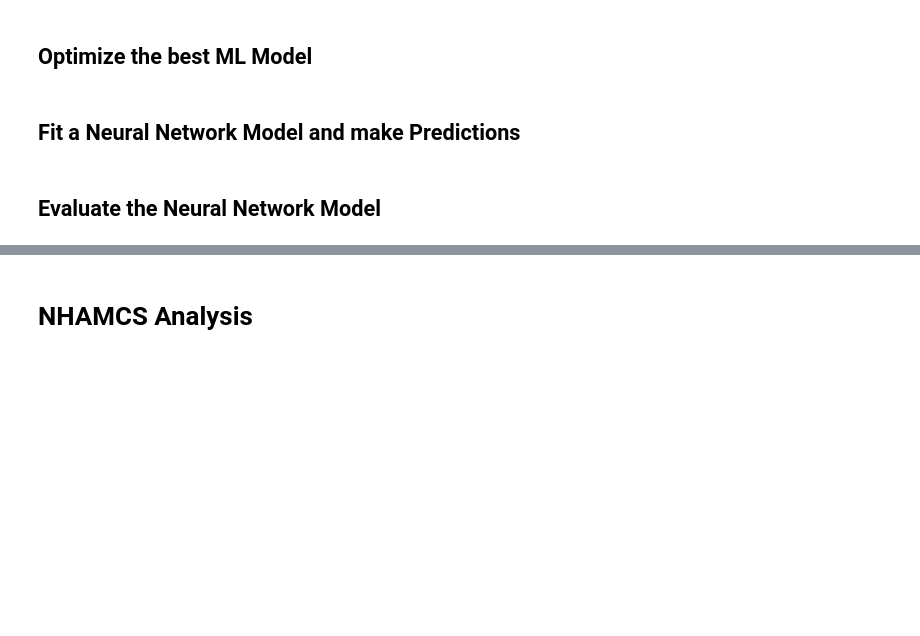
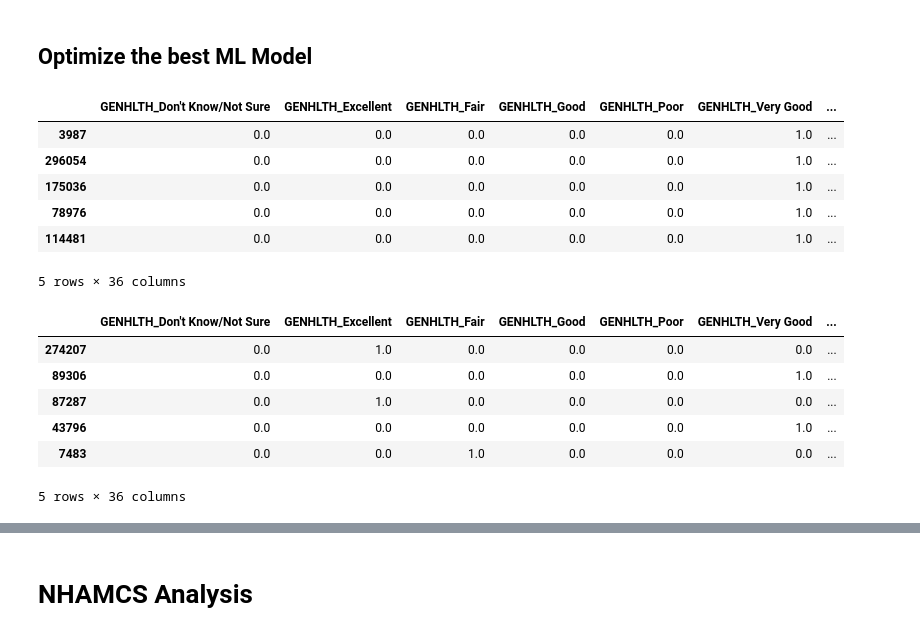
Before and after one commit to andyvu016/project2-team2, a Jupyter notebook: Analysis.ipynb, the cells around one changed output, grey strips where cells are left out. Drawn from its saved outputs; the diff is of its cells as text; code cells hidden in the pictures; blank space fills up the shorter version.

```diff
--- a/Analysis.ipynb
+++ b/Analysis.ipynb
@@ -233,4 +300,4 @@ brfss_cleaned_df
 # %%
 ## Select Features and Label
-brfss_X = brfss_cleaned_df.drop(["COPD"], axis="columns").copy()
-brfss_y = brfss_cleaned_df["COPD"]
+brfss_X = brfss_encoded_df.drop(["COPD"], axis="columns").copy()
+brfss_y = brfss_encoded_df["COPD"]
@@ -238,3 +312,4 @@ brfss_y = brfss_cleaned_df["COPD"]
 ## Split Data into Training and Testing Datasets
 # %%
 # Generate training and testing dataframes
+brfss_X_train, brfss_X_test, brfss_y_train, brfss_y_test = train_test_split(brfss_X, brfss_y, random_state = 1, stratify = brfss_y)
@@ -275,6 +545,25 @@ brfss_y = brfss_cleaned_df["COPD"]
 # %% [markdown]
 ## Optimize the best ML Model
 # %%
-# Apply dimensionality reduction technique to reduce the input features, or perform feature engineering to generate new features to train the model.
+# Drop "BMI" column
+brfss_X_train_opt = brfss_X_train.drop(columns = ["BMI", "ALCOHOL_Don't Know/Not Sure", "ALCOHOL_No", "ALCOHOL_Yes"])
+brfss_X_test_opt = brfss_X_test.drop(columns = ["BMI", "ALCOHOL_Don't Know/Not Sure", "ALCOHOL_No", "ALCOHOL_Yes"])
+
+# View the new DataFrames
+display(brfss_X_train_opt.head())
+display(brfss_X_test_opt.head())
+# %% [output]
+|  | GENHLTH_Don't Know/Not Sure | GENHLTH_Excellent | GENHLTH_Fair | GENHLTH_Good | GENHLTH_Poor | GENHLTH_Very Good | ... |
+| 3987 | 0.0 | 0.0 | 0.0 | 0.0 | 0.0 | 1.0 | ... |
+| 296054 | 0.0 | 0.0 | 0.0 | 0.0 | 0.0 | 1.0 | ... |
+| 175036 | 0.0 | 0.0 | 0.0 | 0.0 | 0.0 | 1.0 | ... |
+| 78976 | 0.0 | 0.0 | 0.0 | 0.0 | 0.0 | 1.0 | ... |
+| 114481 | 0.0 | 0.0 | 0.0 | 0.0 | 0.0 | 1.0 | ... |
+5 rows × 36 columns
+|  | GENHLTH_Don't Know/Not Sure | GENHLTH_Excellent | GENHLTH_Fair | GENHLTH_Good | GENHLTH_Poor | GENHLTH_Very Good | ... |
+| 274207 | 0.0 | 1.0 | 0.0 | 0.0 | 0.0 | 0.0 | ... |
+| 89306 | 0.0 | 0.0 | 0.0 | 0.0 | 0.0 | 1.0 | ... |
+| 87287 | 0.0 | 1.0 | 0.0 | 0.0 | 0.0 | 0.0 | ... |
+| 43796 | 0.0 | 0.0 | 0.0 | 0.0 | 0.0 | 1.0 | ... |
+| 7483 | 0.0 | 0.0 | 1.0 | 0.0 | 0.0 | 0.0 | ... |
+5 rows × 36 columns
-# %% [markdown]
-## Fit a Neural Network Model and make Predictions
@@ -285,2 +569,0 @@ brfss_y = brfss_cleaned_df["COPD"]
-# %% [markdown]
-## Evaluate the Neural Network Model
```
Also changed, not shown: parts of 51 cells of this notebook, 5 other files.
